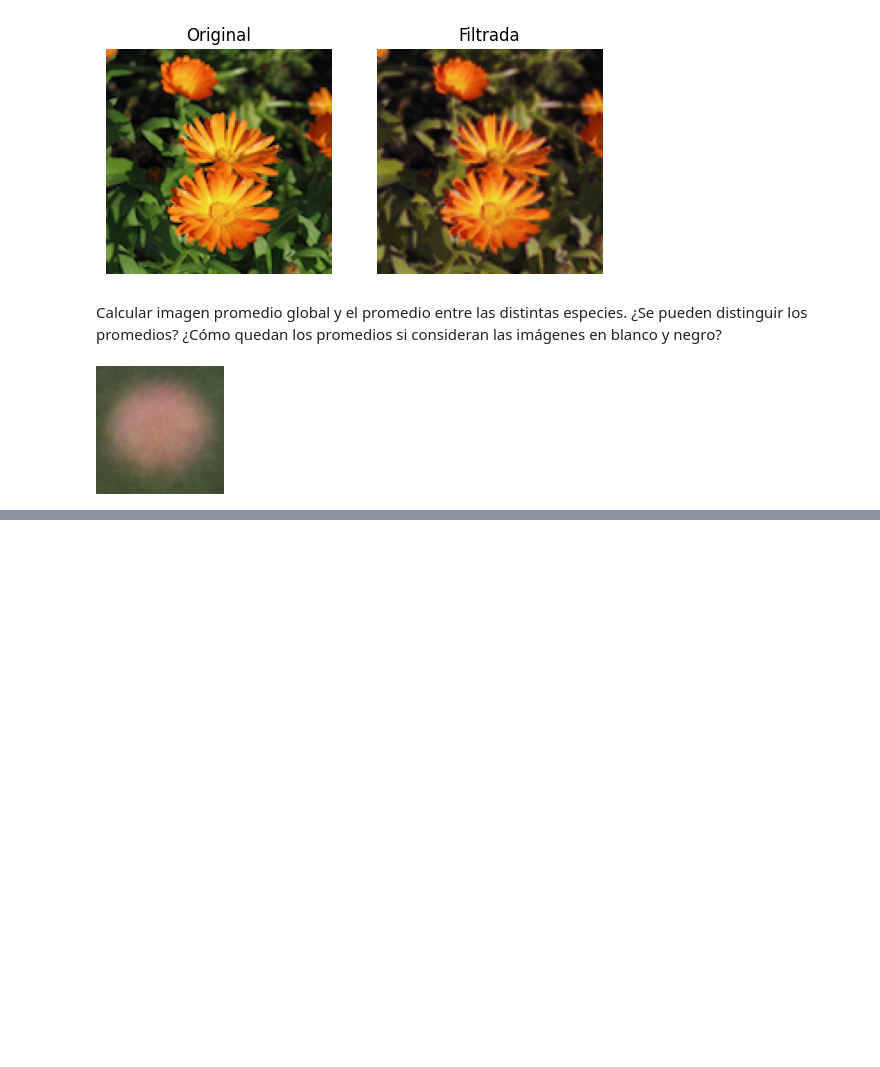
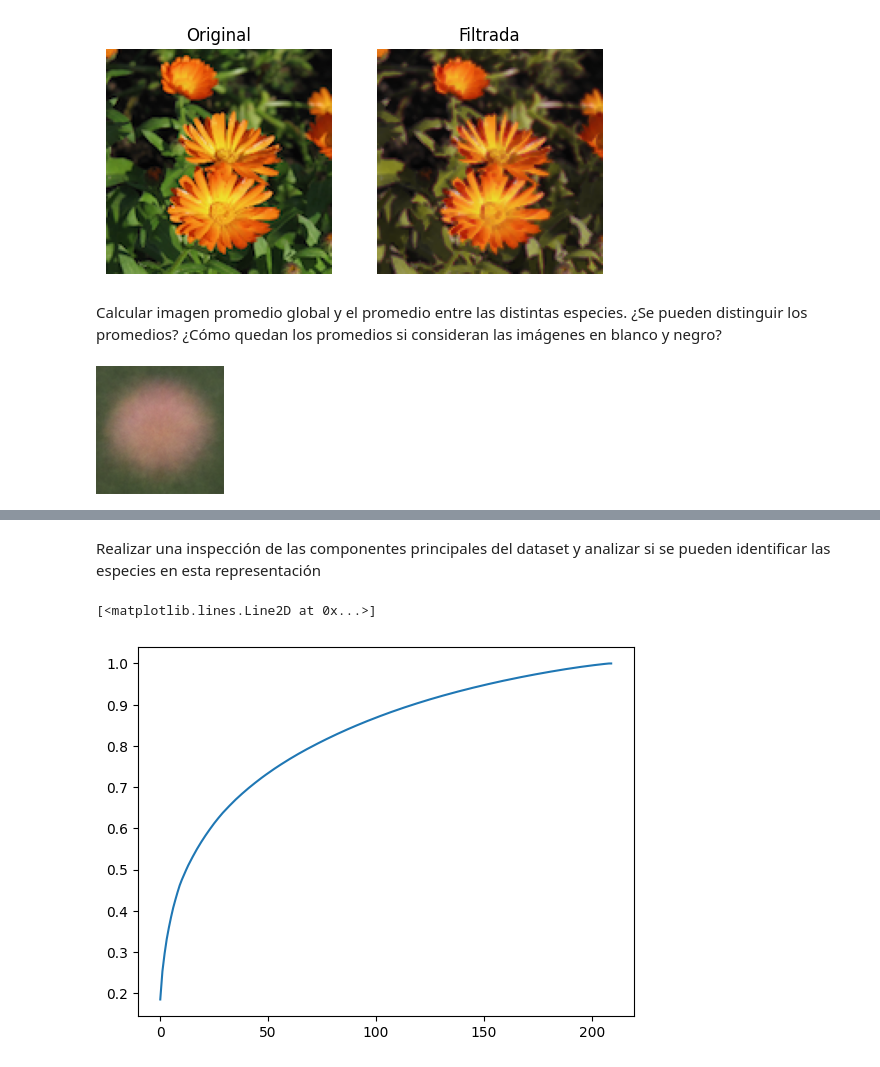
Before and after one commit to josesg998/dmecyt, a Jupyter notebook: preTP1/pre_TP_01_JSG.ipynb, the cells around one changed output, grey strips where cells are left out. Cells and saved outputs as stored; diff of their text form; code cells hidden in the pictures; blank space fills up the shorter version.

```diff
--- a/preTP1/pre_TP_01_JSG.ipynb
+++ b/preTP1/pre_TP_01_JSG.ipynb
@@ -243,3 +243,10 @@ def average_img_3(imlist):
 average_img_3(path[0:207])
 # %% [output]
 [figure]
+# %%
+df = pd.DataFrame()
+for a in path:
+  img = cl.imread(filepath=a, dim=(128,128),colorscale=1,self=True)
+  df = pd.concat([df, pd.DataFrame(img).T], ignore_index=True)
+  #tmp = pd.concat([pd.DataFrame([a]), pd.DataFrame(img).T], axis=1)
+  #df = pd.concat([df, tmp], ignore_index=True)
@@ -245,0 +266,8 @@ average_img_3(path[0:207])
+# %%
+sc = StandardScaler()
+
+df_sc = sc.fit_transform(df)
+# %%
+pca = PCA()
+
+df_pca = pca.fit_transform(df_sc)
@@ -245,0 +290,9 @@ average_img_3(path[0:207])
+# %% [markdown]
+Realizar una inspección de las componentes principales del dataset y analizar si se pueden identificar las especies en esta representación
+# %%
+import matplotlib.pyplot as plt
+
+plt.plot(np.cumsum(pca.explained_variance_ratio_))
+# %% [output]
+[<matplotlib.lines.Line2D at 0x...>]
+[figure, added]
```
Also changed, not shown: parts of 5 cells of this notebook.
